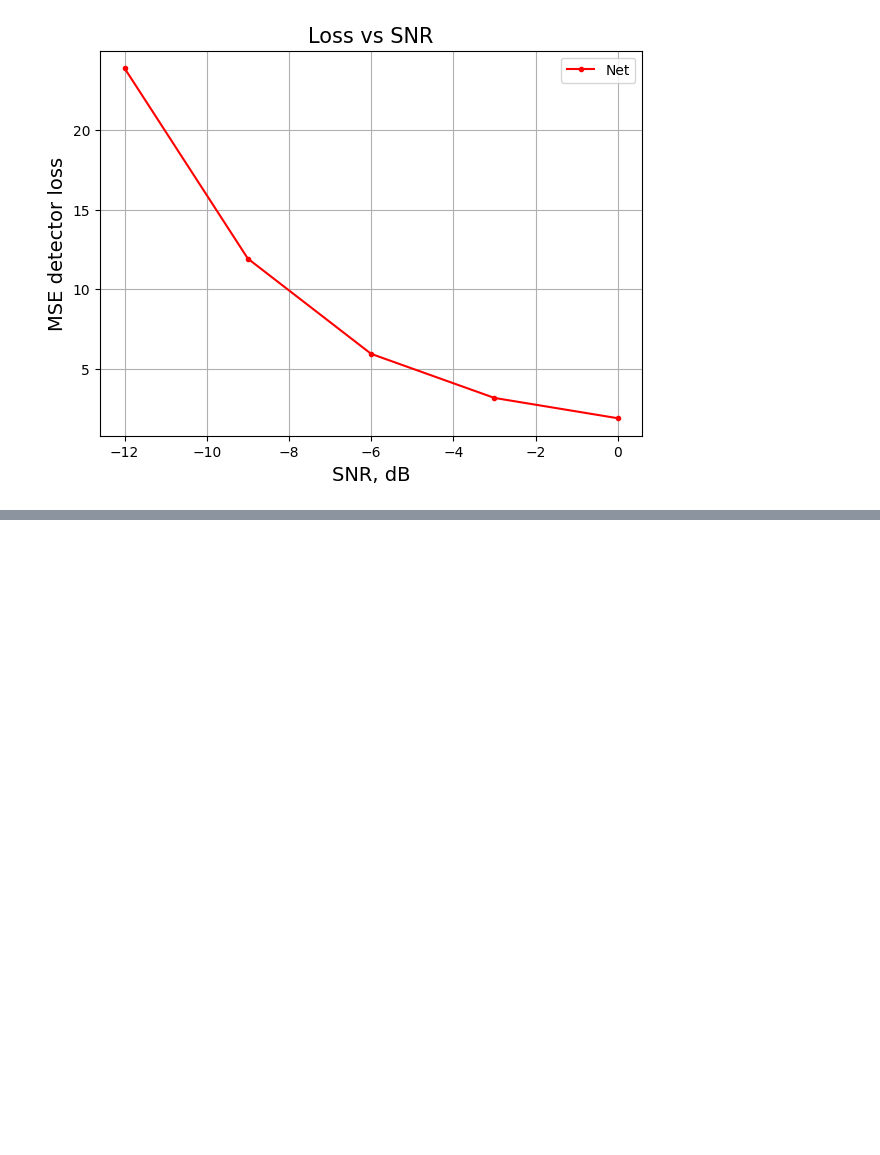
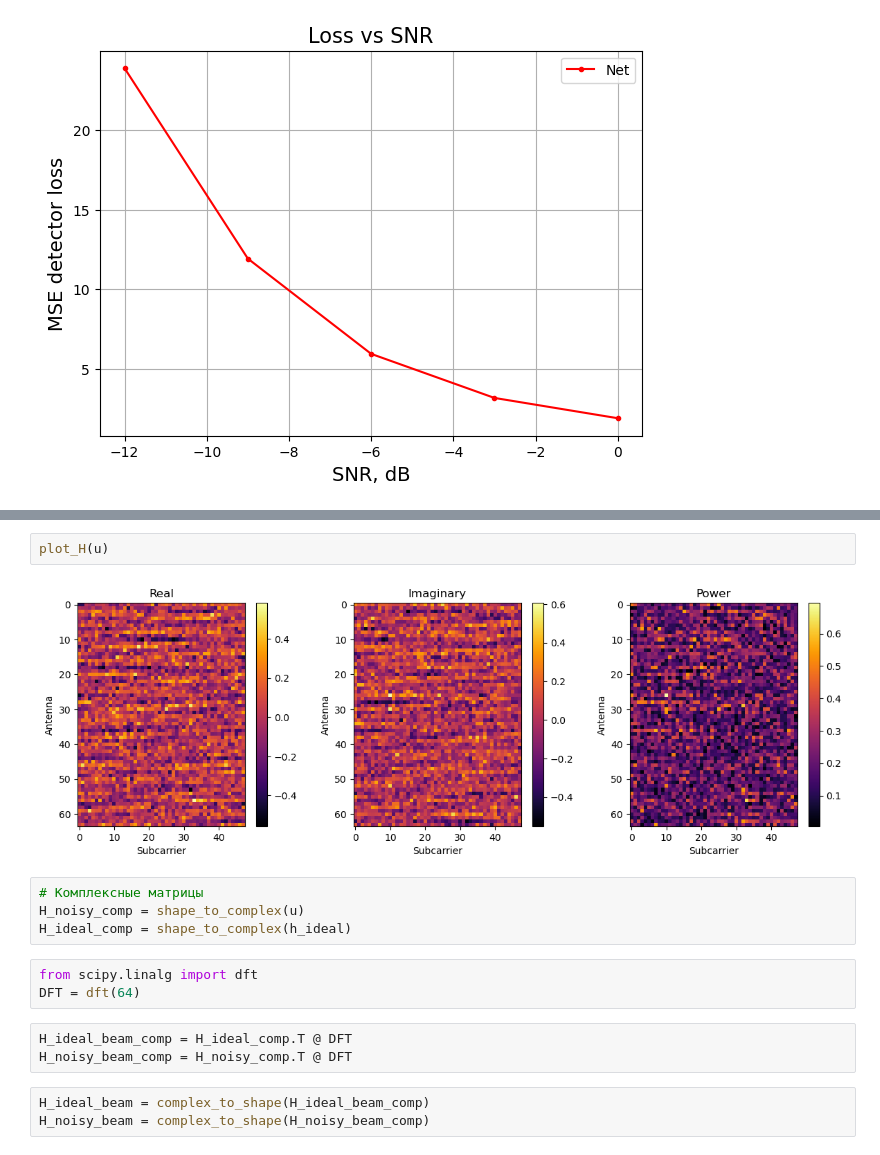
Before and after one commit to Albly/ML_for_channel_estimation, a Jupyter notebook: main.ipynb, the cells around one changed output, grey strips where cells are left out. Cells and saved outputs as stored; diff of their text form; blank space fills up the shorter version.

```diff
--- a/main.ipynb
+++ b/main.ipynb
@@ -628,0 +735,17 @@ plt.show()
+# %%
+plot_H(u)
+# %% [output]
+[figure, added]
+# %%
+# Комплексные матрицы
+H_noisy_comp = shape_to_complex(u)
+H_ideal_comp = shape_to_complex(h_ideal)
+# %%
+from scipy.linalg import dft
+DFT = dft(64)
+# %%
+H_ideal_beam_comp = H_ideal_comp.T @ DFT
+H_noisy_beam_comp = H_noisy_comp.T @ DFT
+# %%
+H_ideal_beam = complex_to_shape(H_ideal_beam_comp)
+H_noisy_beam = complex_to_shape(H_noisy_beam_comp)
```
Also changed, not shown: parts of 13 cells of this notebook, 2 other files.
